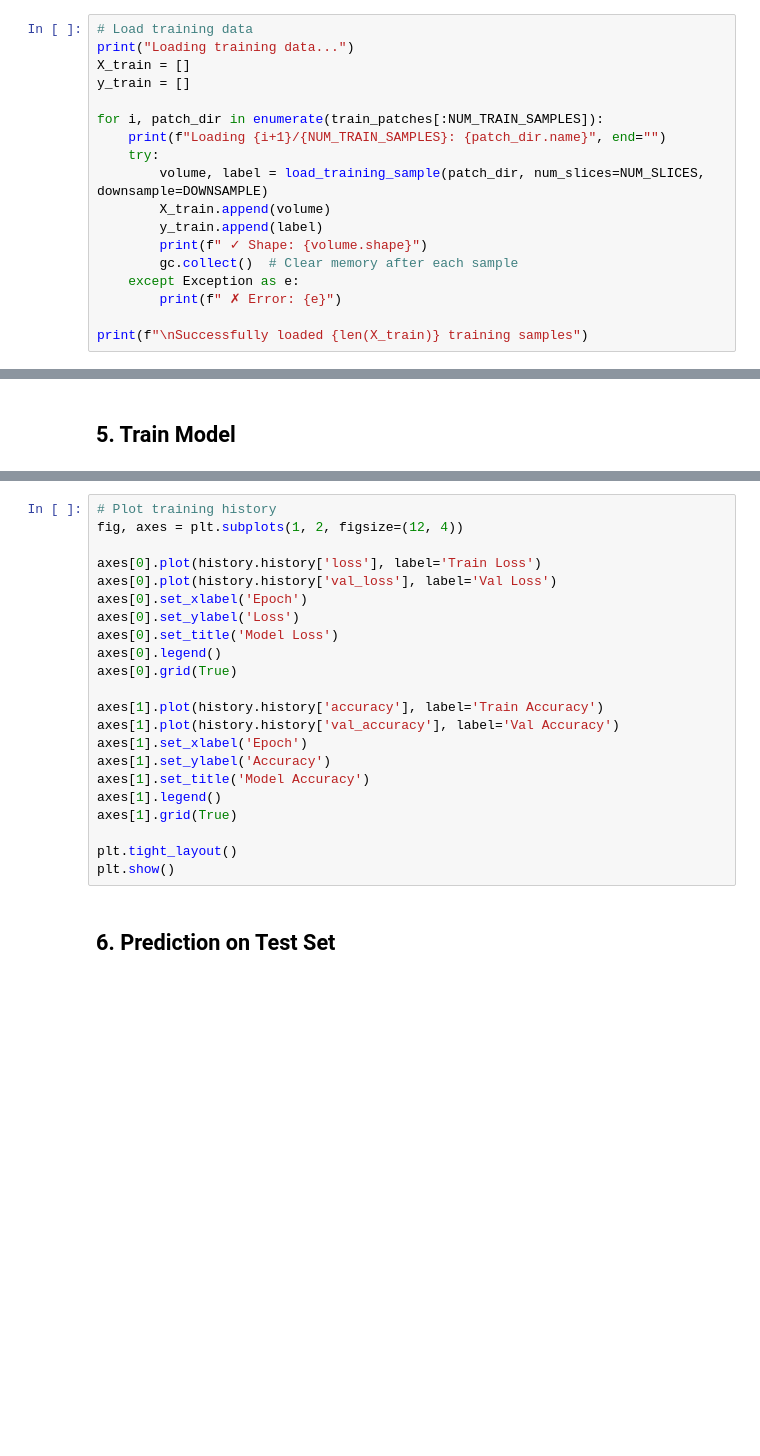
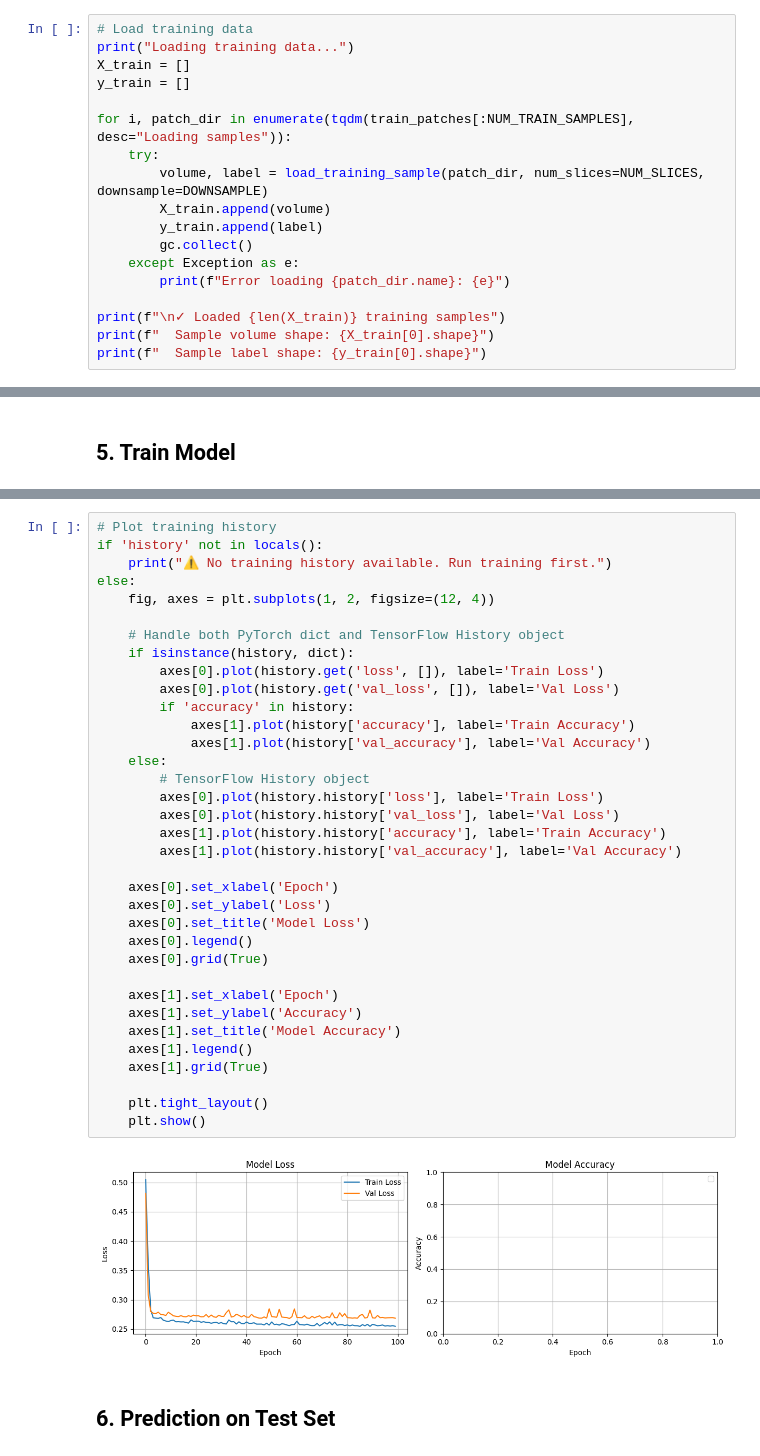
Before and after one commit to RaffaeleMelluso/ELIVA, a Jupyter notebook: Image_Segmentation/ink_detection_model.ipynb, the cells around one changed output, grey strips where cells are left out. Drawn from its saved outputs; the diff is of its cells as text; blank space fills up the shorter version.

```diff
--- a/Image_Segmentation/ink_detection_model.ipynb
+++ b/Image_Segmentation/ink_detection_model.ipynb
@@ -165,17 +199,17 @@ print("Loading training data...")
 X_train = []
 y_train = []
 
-for i, patch_dir in enumerate(train_patches[:NUM_TRAIN_SAMPLES]):
-    print(f"Loading {i+1}/{NUM_TRAIN_SAMPLES}: {patch_dir.name}", end="")
+for i, patch_dir in enumerate(tqdm(train_patches[:NUM_TRAIN_SAMPLES], desc="Loading samples")):
     try:
         volume, label = load_training_sample(patch_dir, num_slices=NUM_SLICES, downsample=DOWNSAMPLE)
         X_train.append(volume)
         y_train.append(label)
-        print(f" ✓ Shape: {volume.shape}")
-        gc.collect()  # Clear memory after each sample
+        gc.collect()
     except Exception as e:
-        print(f" ✗ Error: {e}")
+        print(f"Error loading {patch_dir.name}: {e}")
 
-print(f"\nSuccessfully loaded {len(X_train)} training samples")
+print(f"\n✓ Loaded {len(X_train)} training samples")
+print(f"  Sample volume shape: {X_train[0].shape}")
+print(f"  Sample label shape: {y_train[0].shape}")
 # %% [output]
 Loading training data...
@@ -313,25 +403,40 @@ W0000 00:00:1778233805.999669   40793 cpu_allocator_impl.cc:82] Allocation of 67
 # %%
 # Plot training history
-fig, axes = plt.subplots(1, 2, figsize=(12, 4))
+if 'history' not in locals():
+    print("⚠️ No training history available. Run training first.")
+else:
+    fig, axes = plt.subplots(1, 2, figsize=(12, 4))
 
-axes[0].plot(history.history['loss'], label='Train Loss')
-axes[0].plot(history.history['val_loss'], label='Val Loss')
-axes[0].set_xlabel('Epoch')
-axes[0].set_ylabel('Loss')
-axes[0].set_title('Model Loss')
-axes[0].legend()
-axes[0].grid(True)
+    # Handle both PyTorch dict and TensorFlow History object
+    if isinstance(history, dict):
+        axes[0].plot(history.get('loss', []), label='Train Loss')
+        axes[0].plot(history.get('val_loss', []), label='Val Loss')
+        if 'accuracy' in history:
+            axes[1].plot(history['accuracy'], label='Train Accuracy')
+            axes[1].plot(history['val_accuracy'], label='Val Accuracy')
+    else:
+        # TensorFlow History object
+        axes[0].plot(history.history['loss'], label='Train Loss')
+        axes[0].plot(history.history['val_loss'], label='Val Loss')
+        axes[1].plot(history.history['accuracy'], label='Train Accuracy')
+        axes[1].plot(history.history['val_accuracy'], label='Val Accuracy')
 
-axes[1].plot(history.history['accuracy'], label='Train Accuracy')
-axes[1].plot(history.history['val_accuracy'], label='Val Accuracy')
-axes[1].set_xlabel('Epoch')
-axes[1].set_ylabel('Accuracy')
-axes[1].set_title('Model Accuracy')
-axes[1].legend()
-axes[1].grid(True)
+    axes[0].set_xlabel('Epoch')
+    axes[0].set_ylabel('Loss')
+    axes[0].set_title('Model Loss')
+    axes[0].legend()
+    axes[0].grid(True)
 
-plt.tight_layout()
-plt.show()
+    axes[1].set_xlabel('Epoch')
+    axes[1].set_ylabel('Accuracy')
+    axes[1].set_title('Model Accuracy')
+    axes[1].legend()
+    axes[1].grid(True)
+
+    plt.tight_layout()
+    plt.show()
+# %% [output]
+[figure, added]
 # %% [markdown]
 ## 6. Prediction on Test Set
 # %%
```
Also changed, not shown: parts of 13 cells of this notebook, 1 other file.
